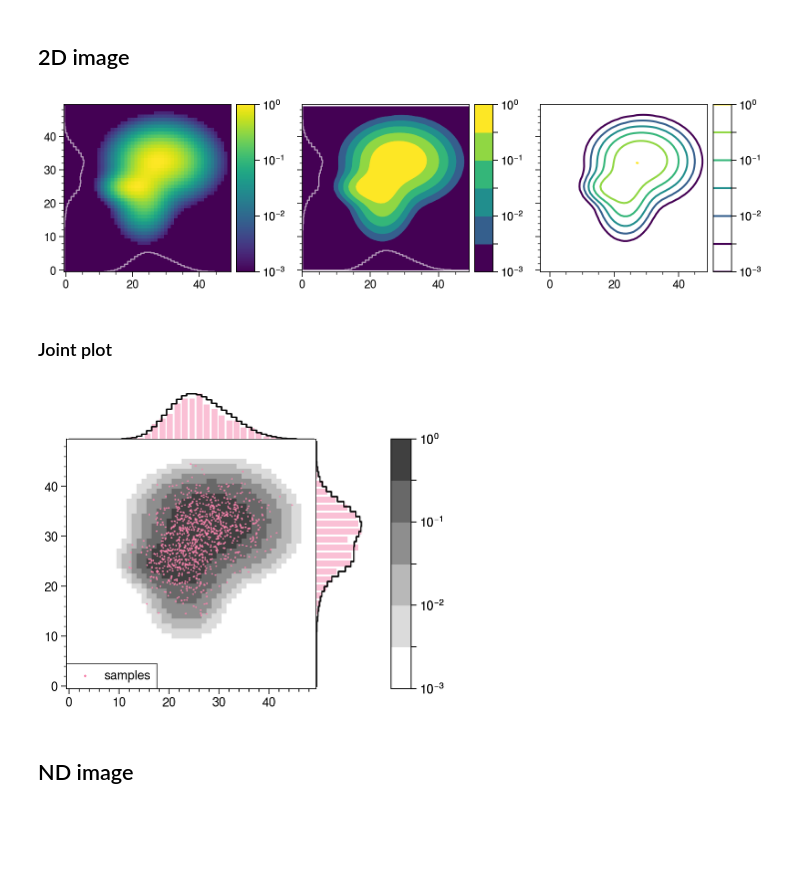
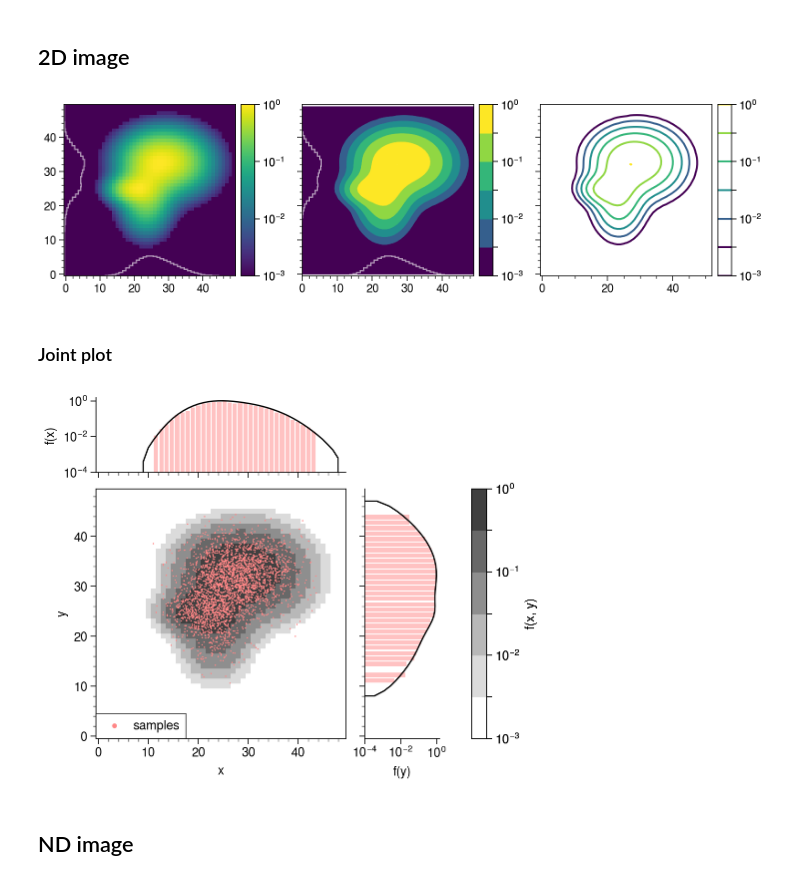
Before and after one commit to austin-hoover/ps-dist, a Jupyter notebook: examples/image.ipynb, the cells around one changed output. Drawn from its saved outputs; the diff is of its cells as text; code cells hidden in the pictures; blank space fills up the shorter version.

```diff
--- a/examples/image.ipynb
+++ b/examples/image.ipynb
@@ -18,6 +18,7 @@ from psdist import utils
 # %%
 pplt.rc["cmap.discrete"] = False
 pplt.rc["cmap.sequential"] = "viridis"
+pplt.rc["colorbar.width"] = "1.2em"
 pplt.rc["figure.facecolor"] = "white"
 pplt.rc["grid"] = False
 # %% [markdown]
@@ -46,7 +47,7 @@ for ax, kind in zip(axs, ["pcolor", "contourf", "contour"]):
         profx=True,
         profy=True,
         prof_kws=dict(kind="step"),
-        process_kws=dict(thresh=10.0**-3.0, blur_sigma=0.0),
+        process_kws=dict(),
         offset=1.0,
         rms_ellipse=False,
         colorbar=True,
@@ -55,31 +56,44 @@ for ax, kind in zip(axs, ["pcolor", "contourf", "contour"]):
         vmin=1.0e-3,
     )
 # %% [output]
-[figure, old version]
+[figure, new version]
 # %% [markdown]
 ### Joint plot
 # %%
-g = psv.image.joint(
+fig_kws = dict()
+grid = psv.JointGrid(
+    marg_kws=dict(width="6em"),
+    marg_fmt_kws=None,
+    marg_fmt_kws_x=None,
+    marg_fmt_kws_y=None,
+    **fig_kws
+)
+grid.plot_image(
     f,
     coords=None,
-    cmap=pplt.Colormap("greys", left=0.0, right=0.8),
+    marg_kws=dict(scale="max", kind="line"),
     norm="log",
-    colorbar=True,
     discrete=True,
     vmax=1.0,
+    cmap=pplt.Colormap("greys", left=0.0, right=0.8),
+    colorbar=True,
+    colorbar_kw=dict(label="f(x, y)"),
 )
-g.plot_cloud(
-    ps.image.sample_hist(f, coords=None, samples=1000),
+grid.plot_cloud(
+    ps.image.sample_hist(f, coords=None, samples=3000),
+    kind="scatter",
+    s=1.0,
+    color="red4",
     marg_hist_kws=dict(bins="auto"),
-    kind="scatter",
-    s=1.5,
-    color="pink4",
-    marg_kws=dict(kind="bar", color="pink4", alpha=0.5),
+    marg_kws=dict(scale="max", kind="bar", color="red4", alpha=0.5),
     label="samples",
 )
-g.ax.legend(ms=3, loc="ll");
+grid.ax.legend(loc="lower left", ms=12)
+grid.ax.format(xlabel="x", ylabel="y")
+grid.ax_marg_x.format(ylabel="f(x)", yscale="log", yformatter="log", ymin=0.0001)
+grid.ax_marg_y.format(xlabel="f(y)", xscale="log", xformatter="log", xmin=0.0001)
 # %% [output]
-[figure, old version]
+[figure, new version]
 # %% [markdown]
 ## ND image
 # %%
```
Also changed, not shown: parts of 10 cells of this notebook.
